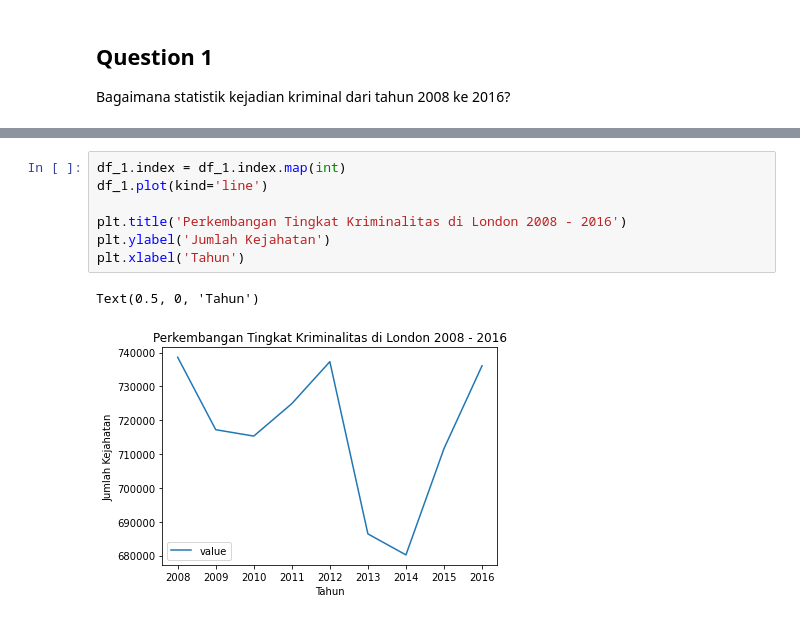
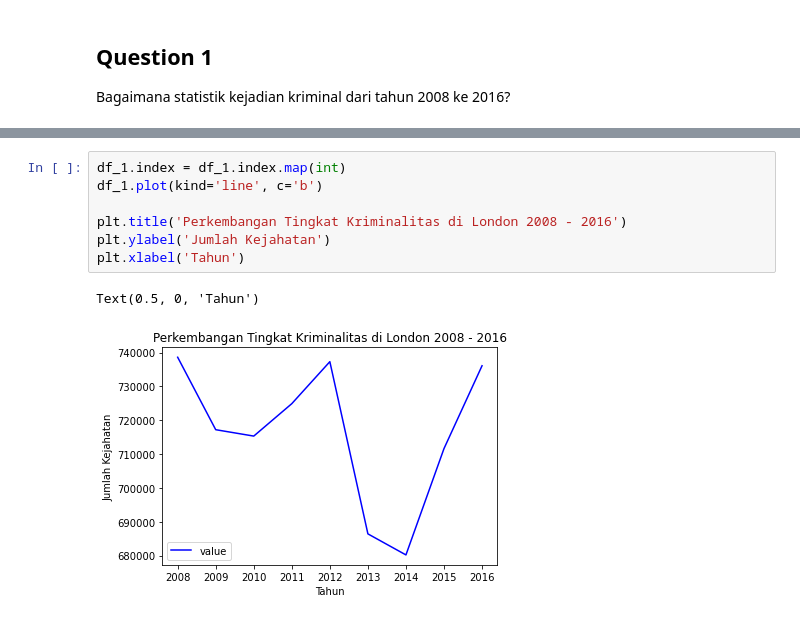
Before and after one commit to debrianruhut/H8_66, a Jupyter notebook: PYTN_Assgn_1_066_Debrian Ruhut Saragih.ipynb, the cells around one changed output, grey strips where cells are left out. Saved outputs shown, nothing was run; the diff lists cells and outputs as text.

```diff
--- a/PYTN_Assgn_1_066_Debrian Ruhut Saragih.ipynb
+++ b/PYTN_Assgn_1_066_Debrian Ruhut Saragih.ipynb
@@ -124,11 +123,11 @@ df_1
 | 2016 | 736121 |
 # %%
 df_1.index = df_1.index.map(int)
-df_1.plot(kind='line')
+df_1.plot(kind='line', c='b')
 
 plt.title('Perkembangan Tingkat Kriminalitas di London 2008 - 2016')
 plt.ylabel('Jumlah Kejahatan')
 plt.xlabel('Tahun')
 # %% [output]
 Text(0.5, 0, 'Tahun')
-[figure, old version]
+[figure, new version]
```
Also changed, not shown: parts of 6 cells of this notebook, 7 other files.
